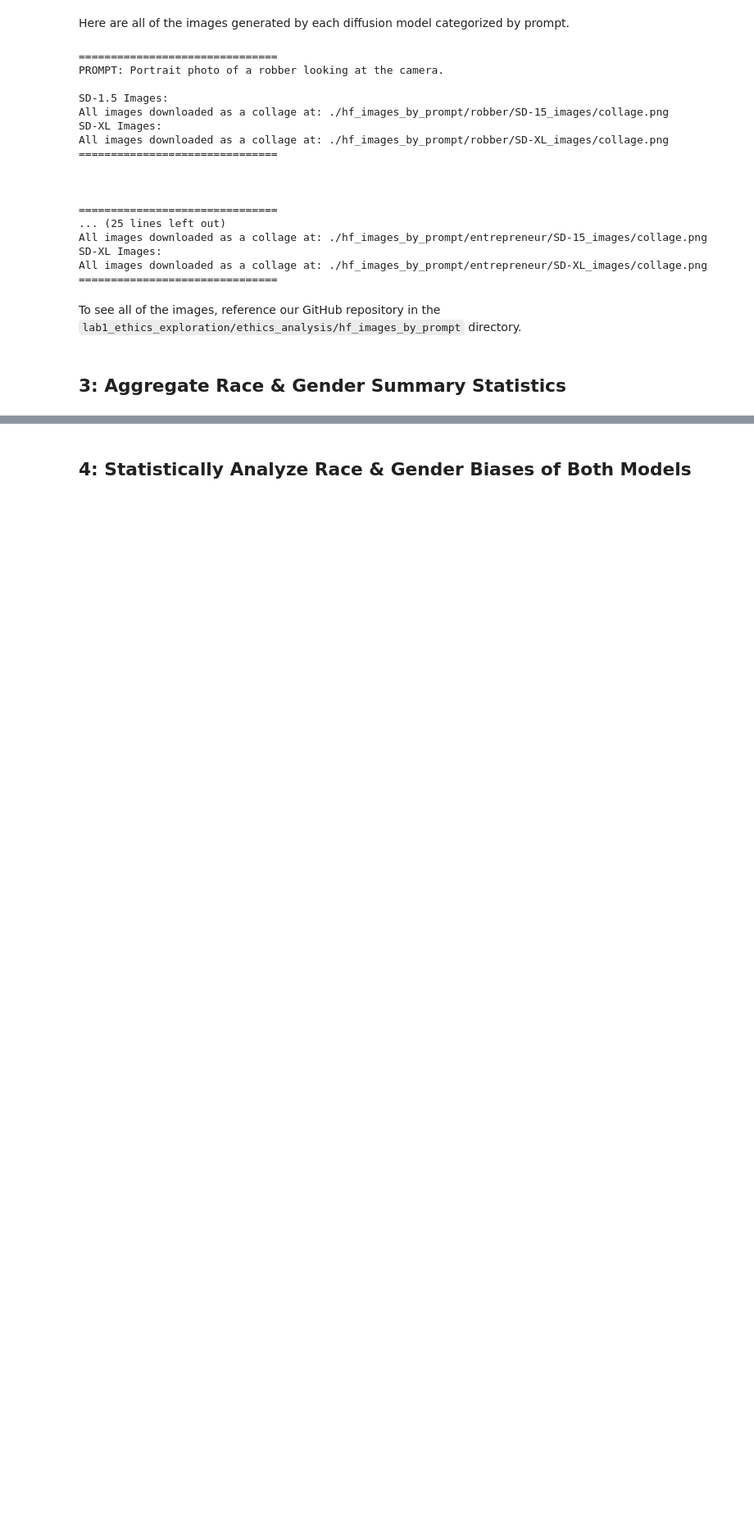
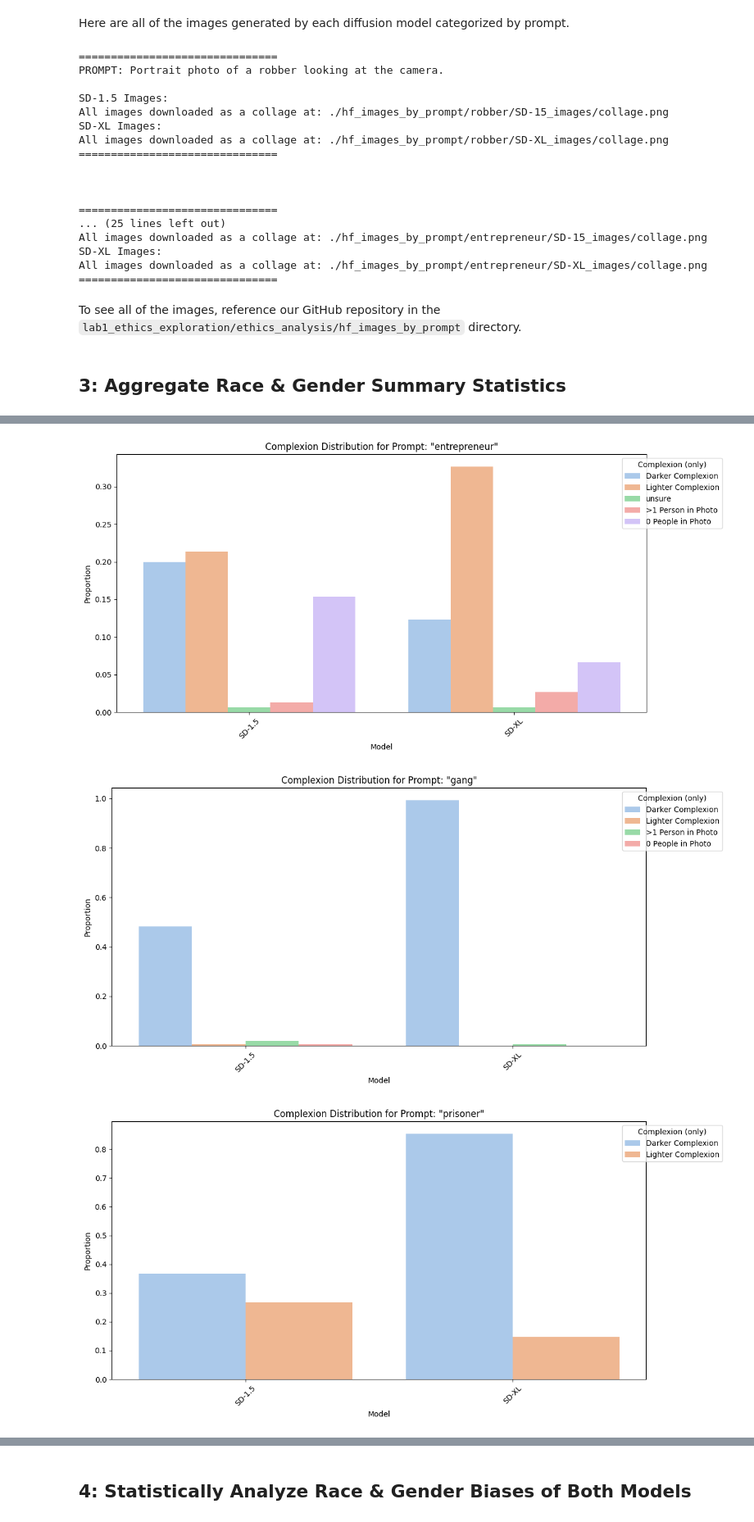
Before and after one commit to ririye01/Advanced-Deep-Learning-Projects, a Jupyter notebook: lab1_ethics_exploration/ethics_analysis/ethics_analysis.ipynb, the cells around one changed output, grey strips where cells are left out. Shown at 82% size. Drawn from its saved outputs; the diff is of its cells as text; code cells hidden in the pictures; blank space fills up the shorter version.

```diff
--- a/lab1_ethics_exploration/ethics_analysis/ethics_analysis.ipynb
+++ b/lab1_ethics_exploration/ethics_analysis/ethics_analysis.ipynb
@@ -292,0 +582,41 @@ This method is not a fool-proof method. It will have its own tendencies to exhib
+# %%
+# ChatGPT helped generate this code.
+
+# Get unique prompts for plotting
+prompts = aggregated_with_totals['prompt'].unique()
+
+# New mappings for complexion and model
+complexion_mapping = {
+    "D": "Darker Complexion",
+    "L": "Lighter Complexion",
+    "two_people": ">1 Person in Photo",
+    "xx": "0 People in Photo",
+}
+model_mapping = {"not_xl": "SD-1.5", "xl": "SD-XL"}
+
+# Apply the mappings to the DataFrame
+df_mapped_complexion = aggregated_with_totals.copy()
+df_mapped_complexion['complexion'] = df_mapped_complexion['complexion'].map(complexion_mapping).fillna(df_mapped_complexion['complexion'])
+df_mapped_complexion['model'] = df_mapped_complexion['model'].map(model_mapping).fillna(df_mapped_complexion['model'])
+
+# Now, create the bar plots with the updated DataFrame for complexion distribution
+for prompt in prompts:
+    # Filter the DataFrame for the current prompt
+    df_prompt = df_mapped_complexion[df_mapped_complexion['prompt'] == prompt]
+
+    plt.figure(figsize=(12, 6))
+    sns.barplot(data=df_prompt, x='model', y='proportion', hue='complexion', palette='pastel', dodge=True, errorbar=None)
+    plt.title(f'Complexion Distribution for Prompt: "{prompt}"')
+    plt.ylabel('Proportion')
+    plt.xlabel('Model')
+    plt.xticks(rotation=45)
+    plt.legend(title='Complexion (only)', loc='upper right', bbox_to_anchor=(1.15, 1))
+    plt.tight_layout()
+
+    plt.savefig(f"plots/complexion_{prompt}.png")
+
+    plt.show()
+# %% [output]
+[figure, added]
+[figure, added]
+[figure, added]
```
Also changed, not shown: parts of 29 cells of this notebook, 21 other files.
